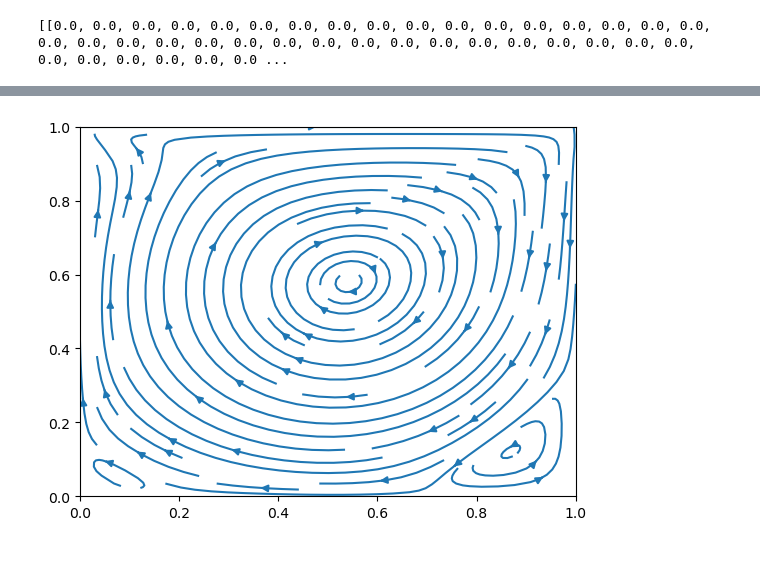
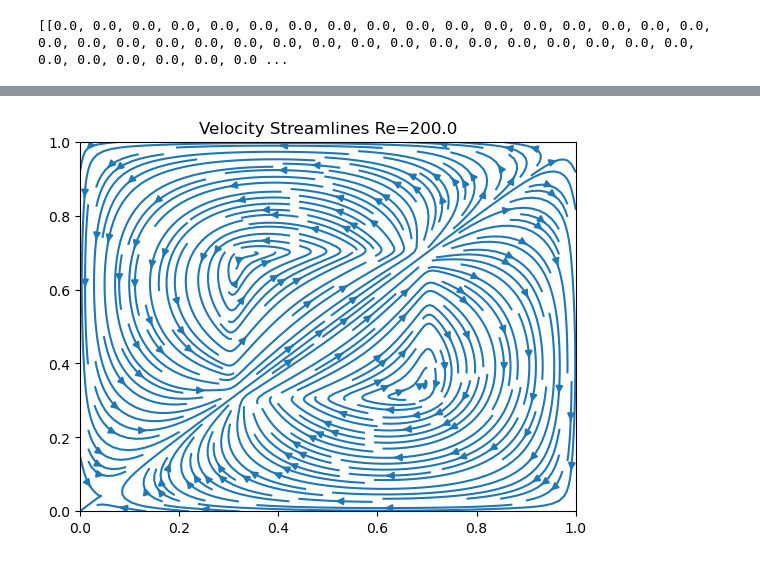
Before and after one commit to roneil44/FlowSim, a Jupyter notebook: analyis.ipynb, the cells around one changed output, grey strips where cells are left out. Drawn from its saved outputs; the diff is of its cells as text; code cells hidden in the pictures.

```diff
--- a/analyis.ipynb
+++ b/analyis.ipynb
@@ -4,8 +4,16 @@ import json
 from matplotlib import pyplot as plt
 import matplotlib
 
-# Load in data from JSON file
-with open(r'C:\Users\Riley\Desktop\Code\FlowSim\Results\2025-5-30-23-40-58_Re400.0_dx0.01_dt0.0025_t10.json','r') as file:
+# # Load in data from JSON file Re = 400
+# with open(r'C:\Users\Riley\Desktop\Code\FlowSim\Results\2025-5-30-23-40-58_Re400.0_dx0.01_dt0.0025_t10.json','r') as file:
+#     data = json.load(file)
+
+# Load in data from JSON file Re = 1000
+# with open(r'C:\Users\Riley\Desktop\Code\FlowSim\Results\2025-6-1-4-15-58_Re1000.0_dx0.01_dt0.0025_t5.json','r') as file:
+#     data = json.load(file)
+
+# Load in data from JSON file Re = 400
+with open(r'C:\Users\Riley\Desktop\Code\FlowSim\Results\2025-6-1-16-37-23_Re200.0_dx0.009900990099009901_dt0.0025_t0.01.json','r') as file:
     data = json.load(file)
 
 print(data['U'])
@@ -39,8 +47,8 @@ for i in range(len(U)):
 
 print(V)
 print(V2)
-V = V2
-U = U2
+# V = V2
+# U = U2
 
 # print(np.shape(X))
 # print(np.shape(U))
@@ -214,21 +242,21 @@ plt.plot()
 # %%
 U_t = np.transpose(U)
 V_t = np.transpose(V)
 
 for i in range(len(V_t)):
     for j in range(len(V_t[0])):
         if i == 0 or i==nx+1 or j==0 or j==ny+1:
             V_t[i,j] = 0
 
 
 X_t, Y_t = np.meshgrid(x, y)
 
 # Plot Velocity contours
 
-plt.streamplot(X_t, Y_t, U_t, V_t)
+plt.streamplot(X_t, Y_t, U_t, V_t, density=2)
 plt.xlim(0,x_max)
 plt.ylim(0,y_max)
-
+plt.title(f'Velocity Streamlines Re={data['Reynolds']}')
 plt.show()
 # %% [output]
-[figure, old version]
+[figure, new version]
```
Also changed, not shown: parts of 9 cells of this notebook, 54 other files.
